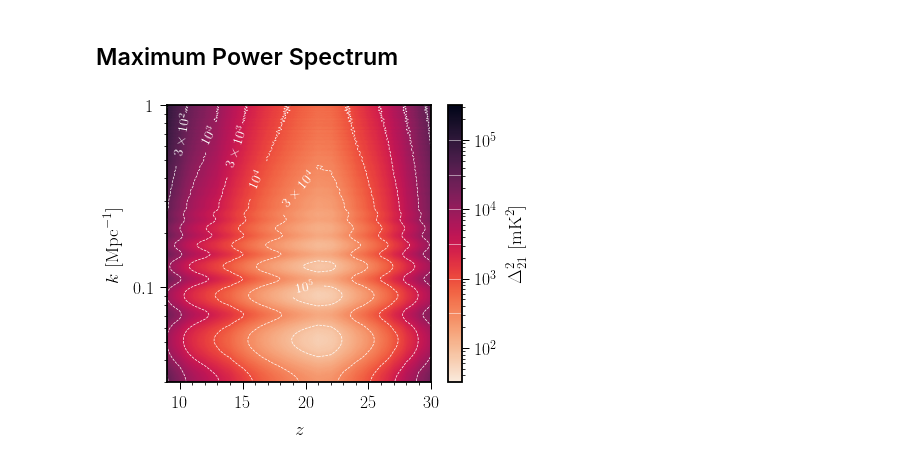
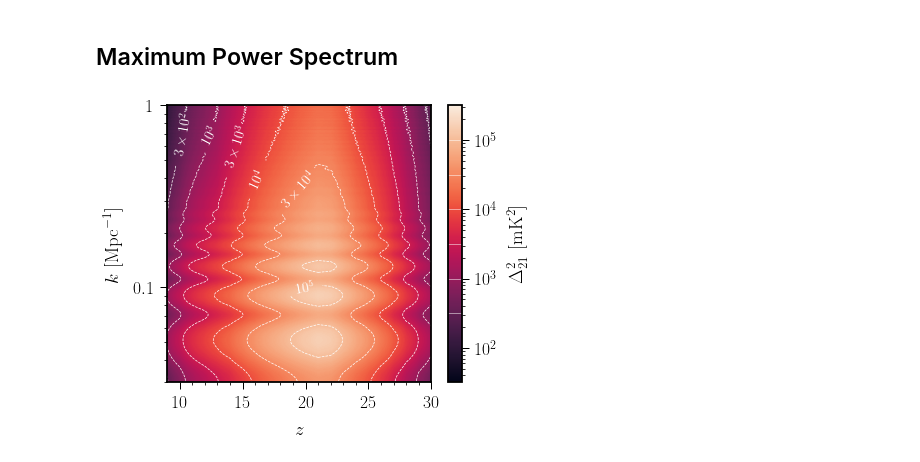
Before and after one commit to hongwanliu/millicharged_DM_with_bath, a Jupyter notebook: notebooks/combine_diff_models.ipynb, the cells around one changed output. Saved outputs shown, nothing was run; the diff lists cells and outputs as text; code cells hidden in the pictures.

```diff
--- a/notebooks/combine_diff_models.ipynb
+++ b/notebooks/combine_diff_models.ipynb
@@ -536,34 +536,34 @@ z:  17.0
 # %% [markdown]
 ## Maximum Power Spectrum
 # %%
-# max_power_spec_ary = []
+max_power_spec_ary = []
 
-# for idx in tqdm(np.arange(140)):
+for idx in tqdm(np.arange(140)):
 
-#     T21_fluc = dill.load(open('/scratch/gpfs/hongwanl/millicharged_DM_with_bath/power_spec/all_models/mc100MeV_full_smooth_deg3_'+str(idx)+'.p', 'rb'))
+    T21_fluc = dill.load(open('/scratch/gpfs/hongwanl/millicharged_DM_with_bath/power_spec/all_models/mc100MeV_full_smooth_deg3_'+str(idx)+'.p', 'rb'))
 
-#     # delta2_ary has dimensions 4096 x 22 x 90 x 10, k_ary x zlis x Qlis x mmlis
-#     k_ary, delta2_ary = T21_fluc.power_spec
+    # delta2_ary has dimensions 4096 x 22 x 90 x 10, k_ary x zlis x Qlis x mmlis
+    k_ary, delta2_ary = T21_fluc.power_spec
 
-#     for i,mm in enumerate(mmlis):
+    for i,mm in enumerate(mmlis):
 
-#         if i < 4:
-#         # Only consider 1 GeV and above.
-#             continue
+        if i < 4:
+        # Only consider 1 GeV and above.
+            continue
 
-#         # Obtain the minimum and maximum Qlis indices which are experimentally allowed.
-#         try:
-#             Q_min_ind = np.argwhere(Qlis > Q_min_ary[i]).flatten()[0]
-#             Q_max_ind = np.argwhere(Qlis < Q_max_ary[i]).flatten()[-1]
-#         except:
-#             continue
+        # Obtain the minimum and maximum Qlis indices which are experimentally allowed.
+        try:
+            Q_min_ind = np.argwhere(Qlis > Q_min_ary[i]).flatten()[0]
+            Q_max_ind = np.argwhere(Qlis < Q_max_ary[i]).flatten()[-1]
+        except:
+            continue
 
-#         # Find the maximum power spectrum value over all k, z.
-#         max_power_spec = np.nanmax(delta2_ary[:, :, Q_min_ind:Q_max_ind+1, i], axis=2)
-#         # Take the element-wise maximum with the existing table and this particular model point.
-#         max_power_spec_ary.append(max_power_spec)
+        # Find the maximum power spectrum value over all k, z.
+        max_power_spec = np.nanmax(delta2_ary[:, :, Q_min_ind:Q_max_ind+1, i], axis=2)
+        # Take the element-wise maximum with the existing table and this particular model point.
+        max_power_spec_ary.append(max_power_spec)
 
-# dill.dump(max_power_spec_ary, open('/scratch/gpfs/hongwanl/millicharged_DM_with_bath/power_spec/all_models/max_power_spec.p', 'wb'))
+dill.dump(max_power_spec_ary, open('/scratch/gpfs/hongwanl/millicharged_DM_with_bath/power_spec/all_models/max_power_spec.p', 'wb'))
 # %%
 # has dimensions 1120 x 4096 x 22, the first dimension is a combination of some values of m_m x astro models.
 max_power_spec_ary = np.array(dill.load(open('/scratch/gpfs/hongwanl/millicharged_DM_with_bath/power_spec/all_models/max_power_spec.p', 'rb')))
@@ -625,32 +625,32 @@ for l, s in zip(cs1.levels, strs):
 
 ax.clabel(cs1, fmt=fmt, colors='w', fontsize=14, manual=[(10, 0.7), (12, 0.7), (14, 0.6)], inline_spacing=13)
 
 cs2 = ax.contour(zlis, k_ary, data, [1e4, 10**(4.5), 1e5], colors='w', linestyles='--', linewidths=0.7)
 fmt = {}
 strs = [r'$10^4$', r'$3 \times 10^4$', r'$10^5$']
 for l, s in zip(cs2.levels, strs):
     fmt[l] = s
 
 ax.clabel(cs2, fmt=fmt, colors='w', fontsize=14, manual=[(16, 0.4), (19, 0.4), (20, 0.1)], inline_spacing=13)
 
 
 ax.tick_params(axis='x', direction='out', which='both', top=False)
 ax.tick_params(axis='y', direction='out', which='both', right=False)
 
 # ax.tick_params(axis='y', colors='w', which='both')
 # plt.setp(ax.get_yticklabels(), color='k')
 
-cbar = plt.colorbar(cm.ScalarMappable(norm=colors.LogNorm(vmin=10**(1.5), vmax=10**(5.5)), cmap='rocket_r'), ax=ax)
+cbar = plt.colorbar(cm.ScalarMappable(norm=colors.LogNorm(vmin=10**(1.5), vmax=10**(5.5)), cmap='rocket'), ax=ax)
 cbar.set_label(r'$\Delta_{21}^2$ [mK$^2$]')
 
 for l in [10**(2.5), 1e3, 10**(3.5), 1e4, 10**(4.5), 1e5]:
 
     cbar.ax.plot([0,1], [l, l], 'w', linewidth=0.5)
 
 cbar.ax.tick_params(axis='y', direction='out', which='both')
 
 plt.tight_layout()
 
 plt.savefig('plots/max_power_spec.pdf')
 # %% [output]
-[figure, old version]
+[figure, new version]
```
Also changed, not shown: parts of 4 cells of this notebook, 6 other files.
